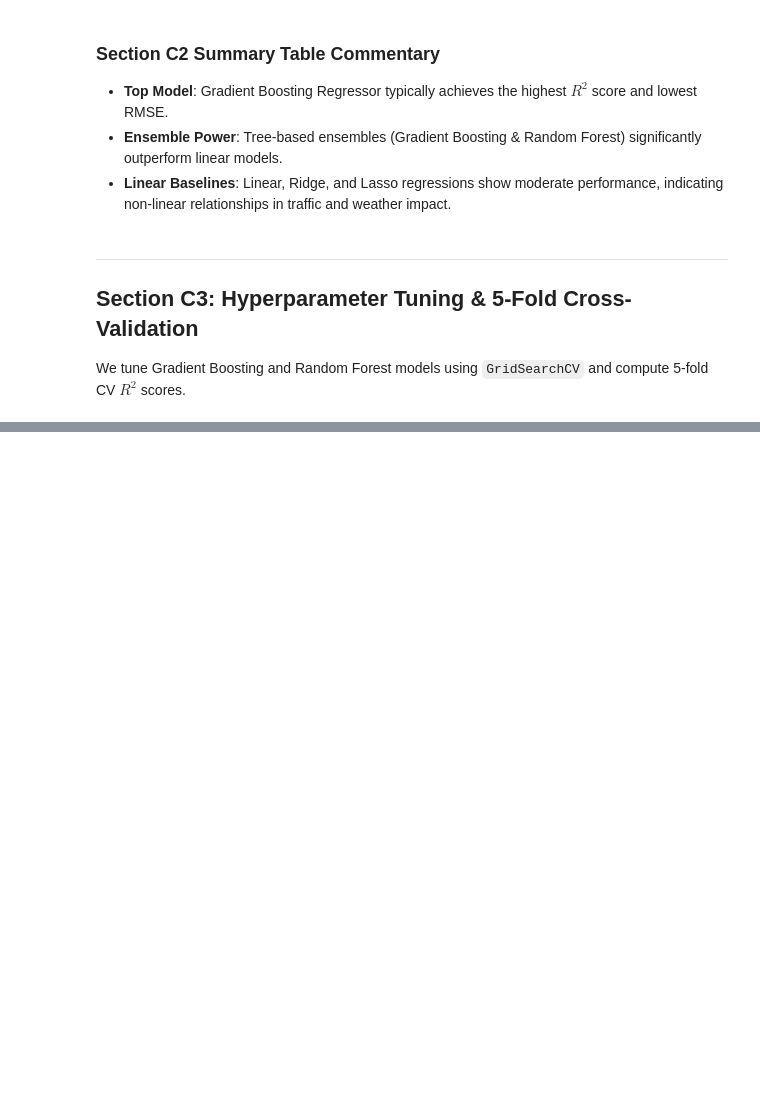
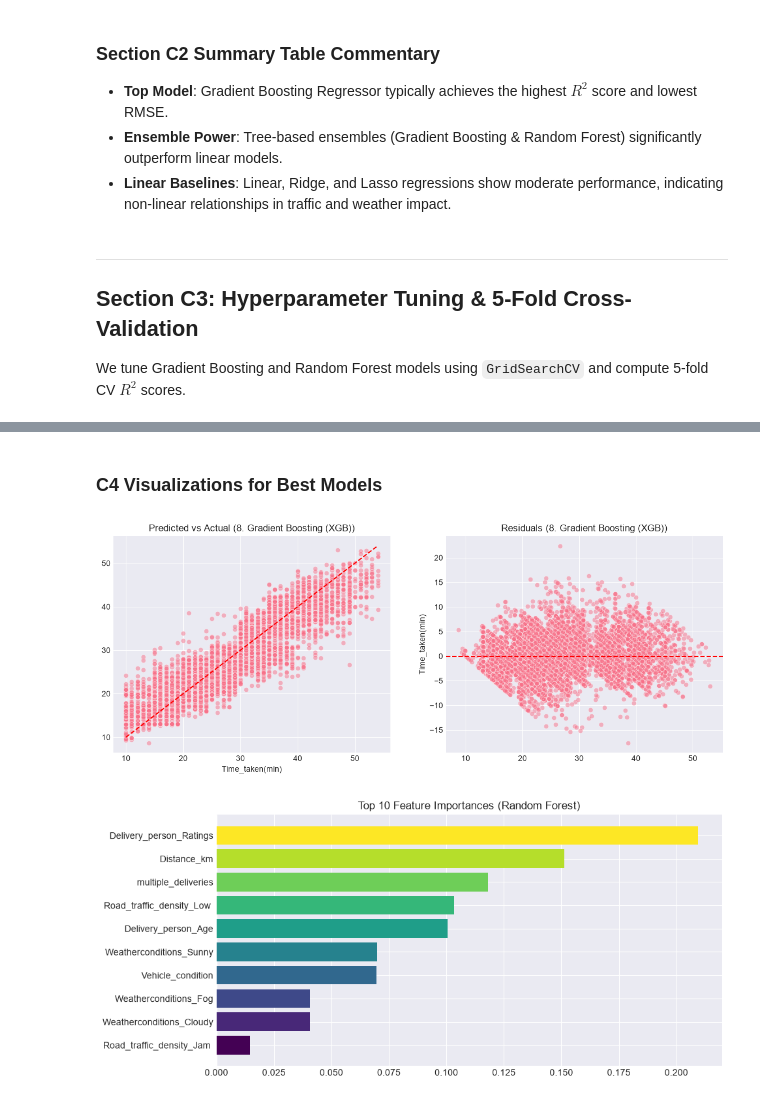
Before and after one commit to undead200/mlcasestudy, a Jupyter notebook: notebooks/regression.ipynb, the cells around one changed output, grey strips where cells are left out. Drawn from its saved outputs; the diff is of its cells as text; code cells hidden in the pictures; blank space fills up the shorter version.

Commit message:
Update regression.ipynb with C4 visualization and remaining code

```diff
--- a/notebooks/regression.ipynb
+++ b/notebooks/regression.ipynb
@@ -389,0 +462,40 @@ print(f"Improvement in R2: {tuned_rf_r2 - rf_base_r2:.4f}")
+# %% [markdown]
+### C4 Visualizations for Best Models
+# %%
+best_model_name = summary_df.iloc[0]['Algorithm']
+second_best_model_name = summary_df.iloc[1]['Algorithm']
+
+best_model = results[best_model_name]['model']
+second_best = results[second_best_model_name]['model']
+
+
+# Residual & Predicted vs Actual
+if "Polynomial" in best_model_name:
+    y_pred_best = best_model.predict(X_test_poly)
+else:
+    y_pred_best = best_model.predict(X_test_processed)
+
+fig, axes = plt.subplots(1, 2, figsize=(14, 5))
+sns.scatterplot(x=y_test, y=y_pred_best, ax=axes[0], alpha=0.5)
+axes[0].plot([y_test.min(), y_test.max()], [y_test.min(), y_test.max()], 'r--')
+axes[0].set_title(f'Predicted vs Actual ({best_model_name})')
+
+sns.scatterplot(x=y_pred_best, y=y_test - y_pred_best, ax=axes[1], alpha=0.5)
+axes[1].axhline(y=0, color='r', linestyle='--')
+axes[1].set_title(f'Residuals ({best_model_name})')
+plt.show()
+
+# Feature Importance
+if '7. Random Forest' in results:
+    rf_mod = results['7. Random Forest']['model']
+    importances = rf_mod.feature_importances_
+    idx = np.argsort(importances)[-10:]
+    plt.figure(figsize=(10, 5))
+    colors = plt.cm.viridis(np.linspace(0, 1, 10))
+    plt.barh(range(10), importances[idx], color=colors)
+    plt.yticks(range(10), [feature_names[i] for i in idx])
+    plt.title('Top 10 Feature Importances (Random Forest)')
+    plt.show()
+# %% [output]
+[figure, added]
+[figure, added]
```
Also changed, not shown: parts of 6 cells of this notebook.
